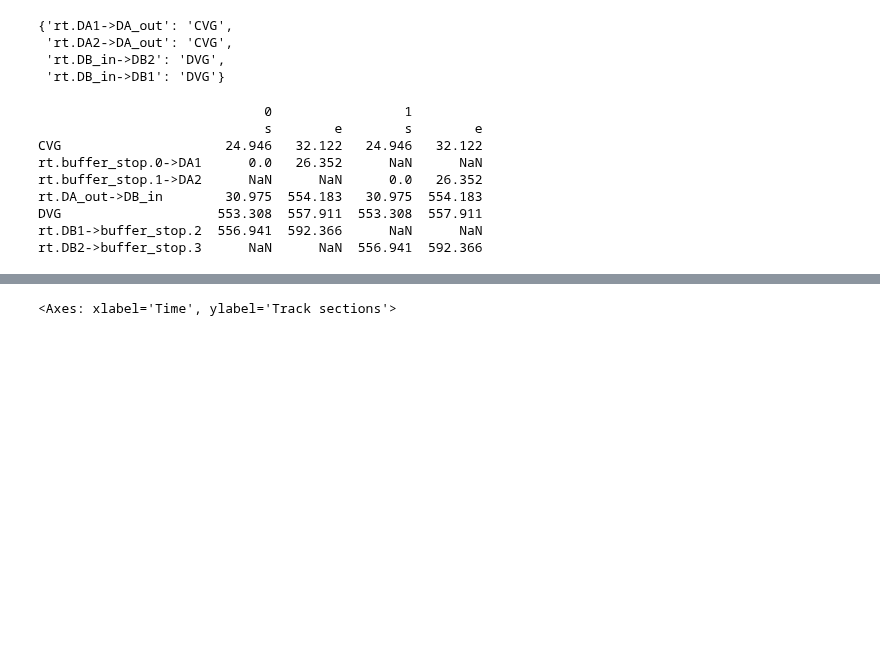
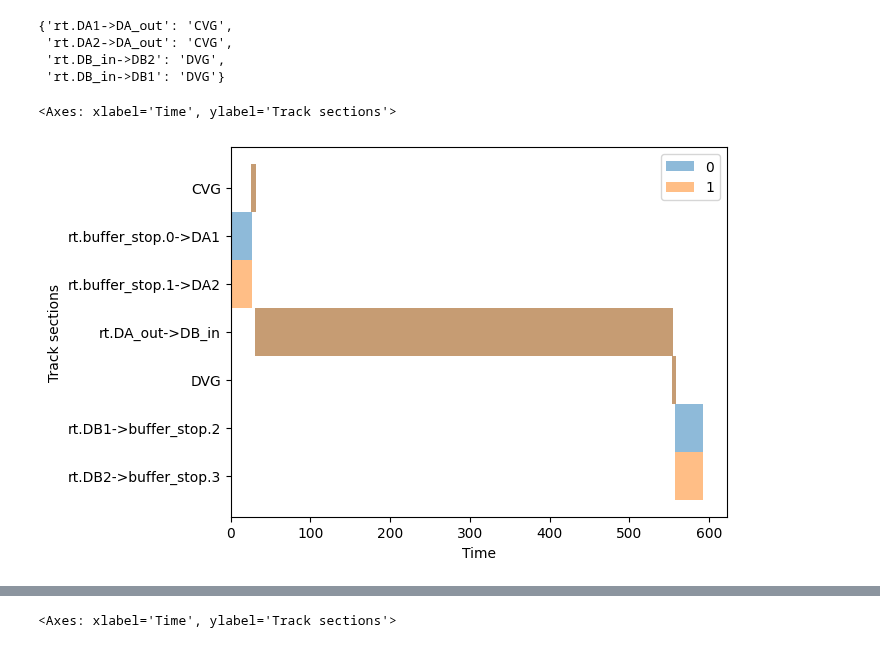
Before and after one commit to y-plus/pyOSRD, a Jupyter notebook: cases/read_sim.ipynb, the cells around one changed output, grey strips where cells are left out. Saved outputs shown, nothing was run; the diff lists cells and outputs as text; code cells hidden in the pictures; blank space fills up the shorter version.

```diff
--- a/cases/cvg_dvg/read_sim.ipynb
+++ b/cases/read_sim.ipynb
@@ -10,0 +6,2 @@ infra, sim, res = infr.read_jsons_in_dir('.')
+# %%
+sim = OSRD('cvg_dvg')
@@ -11,30 +33,18 @@ infra, sim, res = infr.read_jsons_in_dir('.')
+# %%
+sim.route_switches
+# %% [output]
+{'rt.DA1->DA_out': 'CVG',
+ 'rt.DA2->DA_out': 'CVG',
+ 'rt.DB_in->DB2': 'DVG',
+ 'rt.DB_in->DB1': 'DVG'}
 # %%
 from rlway.schedules import Schedule
 from rlway.schedule_from_osrd import schedule_from_simulation
 # %%
-s = schedule_from_simulation(infra, res, simplify_route_names=False, remove_bufferstop_to_bufferstop=True)
+s = schedule_from_simulation(sim.infra, sim.results, simplify_route_names=False)
 # s.draw_graph()
-# %%
-routes_switches = {
-    route['id']: list(route['switches_directions'].keys())[0]
-    for route in infra['routes']
-    if len(list(route['switches_directions'].keys())) != 0
-}
-routes_switches
-# %% [output]
-{'rt.DA1->DA_out': 'CVG',
- 'rt.DA2->DA_out': 'CVG',
- 'rt.DB_in->DB2': 'DVG',
- 'rt.DB_in->DB1': 'DVG'}
 # %%
-s
+s.plot()
 # %% [output]
-                             0                 1
-                             s        e        s        e
-CVG                     24.946   32.122   24.946   32.122
-rt.buffer_stop.0->DA1      0.0   26.352      NaN      NaN
-rt.buffer_stop.1->DA2      NaN      NaN      0.0   26.352
-rt.DA_out->DB_in        30.975  554.183   30.975  554.183
-DVG                    553.308  557.911  553.308  557.911
-rt.DB1->buffer_stop.2  556.941  592.366      NaN      NaN
-rt.DB2->buffer_stop.3      NaN      NaN  556.941  592.366
+<Axes: xlabel='Time', ylabel='Track sections'>
+[figure, added]
```
Also changed, not shown: parts of 10 cells of this notebook, 10 other files.
